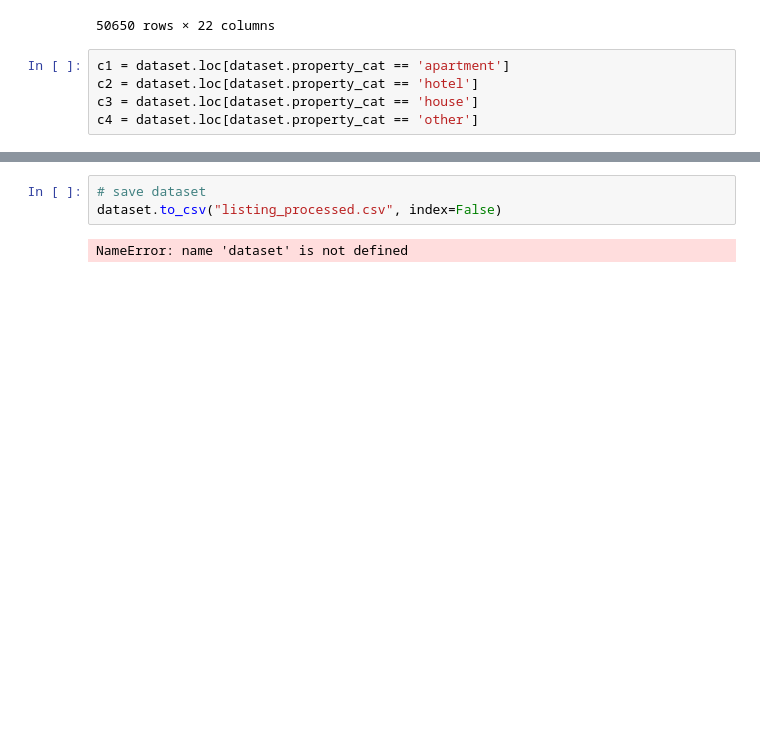
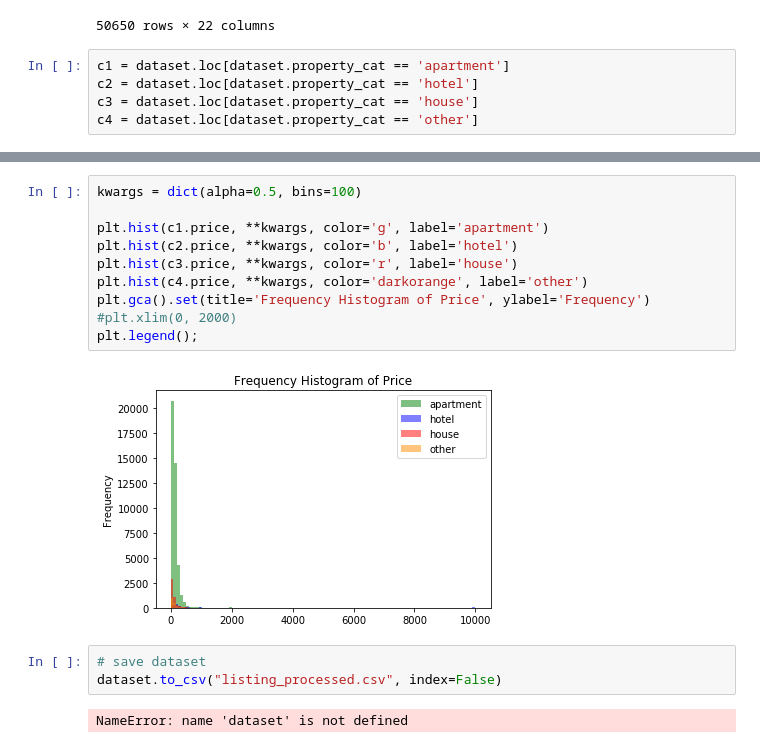
Before and after one commit to Sprinkle612/ds-airbnb-project, a Jupyter notebook: airbnb-cleaning.ipynb, the cells around one changed output, grey strips where cells are left out. Saved outputs shown, nothing was run; the diff lists cells and outputs as text; blank space fills up the shorter version.

```diff
--- a/airbnb-cleaning.ipynb
+++ b/airbnb-cleaning.ipynb
@@ -341,3 +330,15 @@ c1
+# %%
+kwargs = dict(alpha=0.5, bins=100)
+
+plt.hist(c1.price, **kwargs, color='g', label='apartment')
+plt.hist(c2.price, **kwargs, color='b', label='hotel')
+plt.hist(c3.price, **kwargs, color='r', label='house')
+plt.hist(c4.price, **kwargs, color='darkorange', label='other')
+plt.gca().set(title='Frequency Histogram of Price', ylabel='Frequency')
+#plt.xlim(0, 2000)
+plt.legend();
+# %% [output]
+[figure, added]
 # %%
 # save dataset
 dataset.to_csv("listing_processed.csv", index=False)
```
Also changed, not shown: parts of 8 cells of this notebook, 3 other files.
